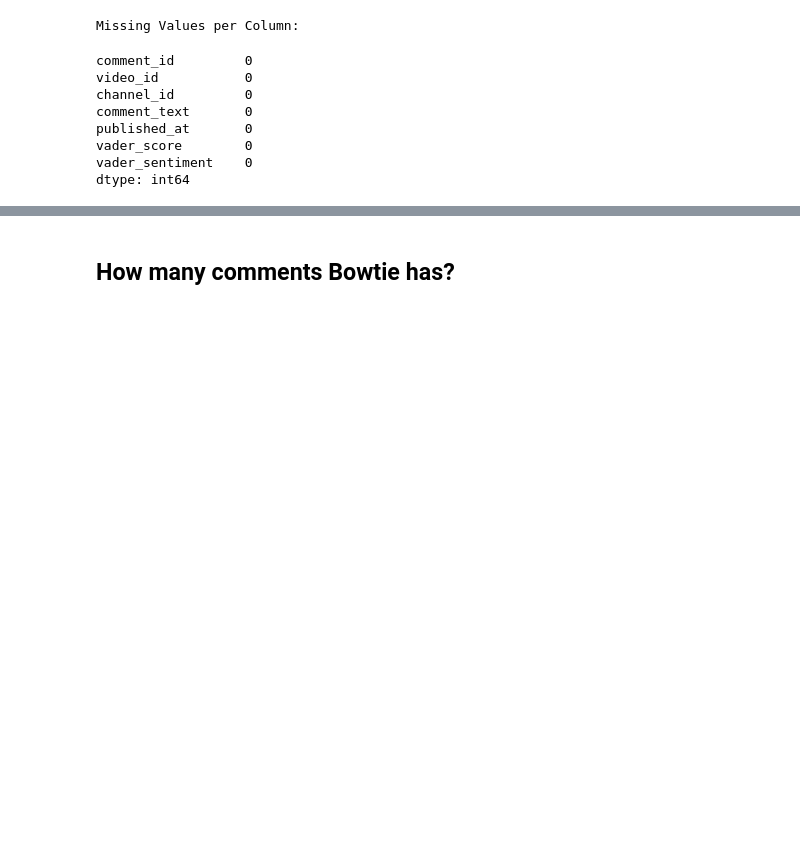
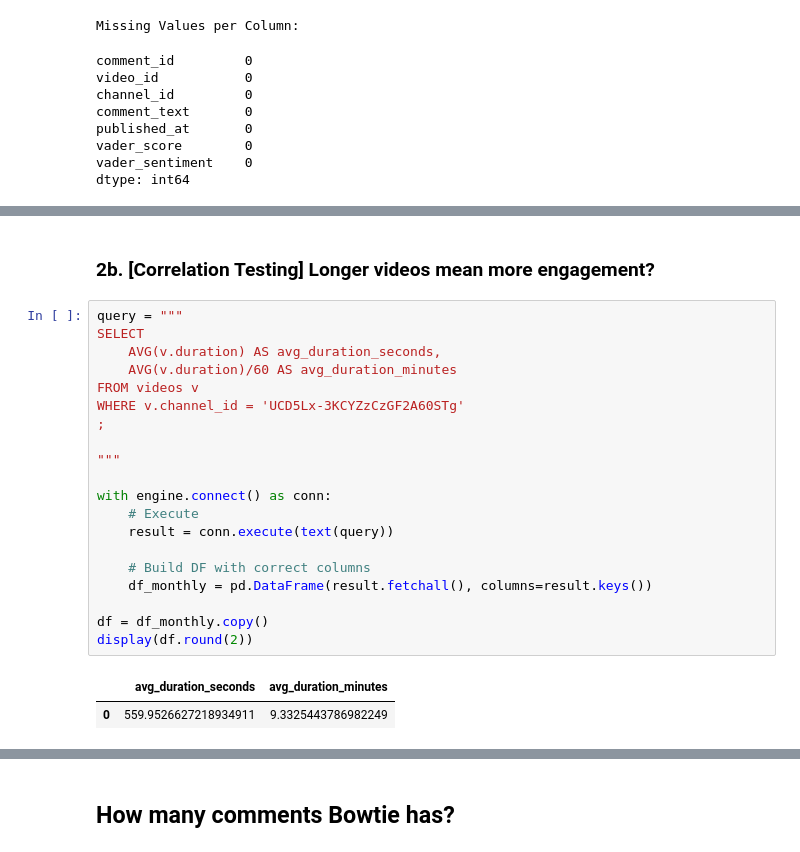
Before and after one commit to kevinlch421/Bowtie-YouTube-Channel-Performance-Report, a Jupyter notebook: report/exploration.ipynb, the cells around one changed output, grey strips where cells are left out. Cells and saved outputs as stored; diff of their text form; blank space fills up the shorter version.

Commit message:
formulate the question for data analysis

```diff
--- a/report/exploration.ipynb
+++ b/report/exploration.ipynb
@@ -617,0 +627,25 @@ plt.show()
+# %% [markdown]
+### 2b. [Correlation Testing] Longer videos mean more engagement?
+# %%
+query = """
+SELECT
+    AVG(v.duration) AS avg_duration_seconds,
+    AVG(v.duration)/60 AS avg_duration_minutes
+FROM videos v
+WHERE v.channel_id = 'UCD5Lx-3KCYZzCzGF2A60STg'
+;
+
+"""
+
+with engine.connect() as conn:
+    # Execute
+    result = conn.execute(text(query))
+
+    # Build DF with correct columns
+    df_monthly = pd.DataFrame(result.fetchall(), columns=result.keys())
+
+df = df_monthly.copy()
+display(df.round(2))
+# %% [output]
+|  | avg_duration_seconds | avg_duration_minutes |
+| 0 | 559.9526627218934911 | 9.3325443786982249 |
```
Also changed, not shown: parts of 23 cells of this notebook, 6 other files.
